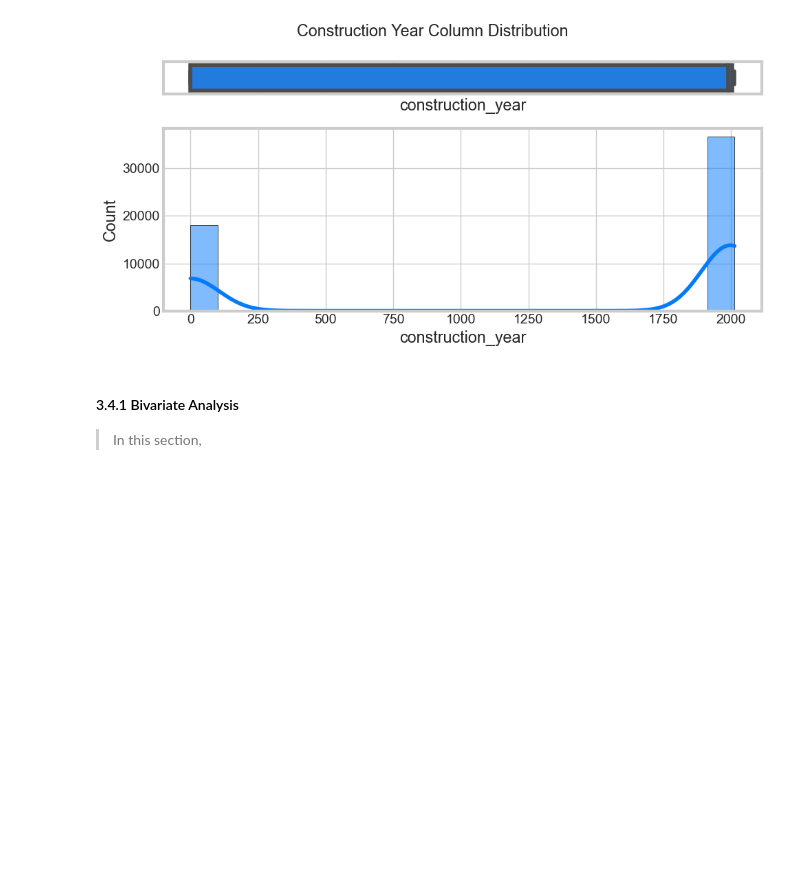
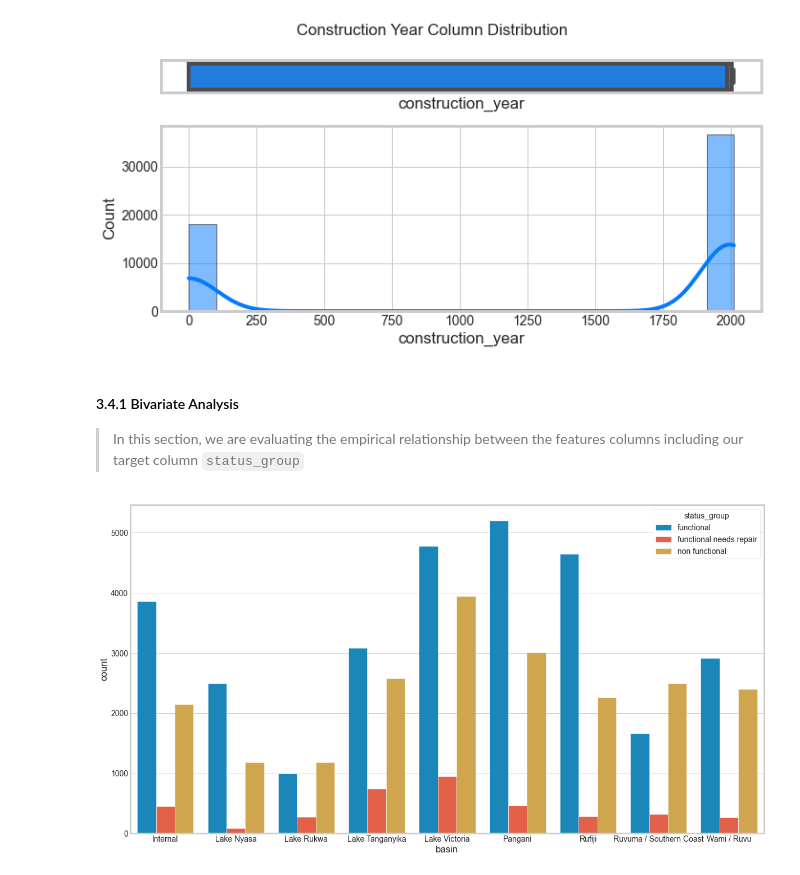
Before and after one commit to femikamau/Tanzanian-Water-Wells-Prediction, a Jupyter notebook: index.ipynb, the cells around one changed output. Cells and saved outputs as stored; diff of their text form; code cells hidden in the pictures; blank space fills up the shorter version.

```diff
--- a/index.ipynb
+++ b/index.ipynb
@@ -1541,4 +1541,10 @@ Name: construction_year, dtype: float64
 [figure]
 # %% [markdown]
 #### 3.4.1 Bivariate Analysis
-> In this section,
+> In this section, we are evaluating the empirical relationship between the features columns including our target column `status_group`
+# %%
+## Comparing basin and funcionality of wells columns
+plt.figure(figsize=(18,10))
+ax = sns.countplot(x='basin', hue="status_group", data=new_data)
+# %% [output]
+[figure, added]
```
Also changed, not shown: parts of 24 cells of this notebook, 1 other file.
